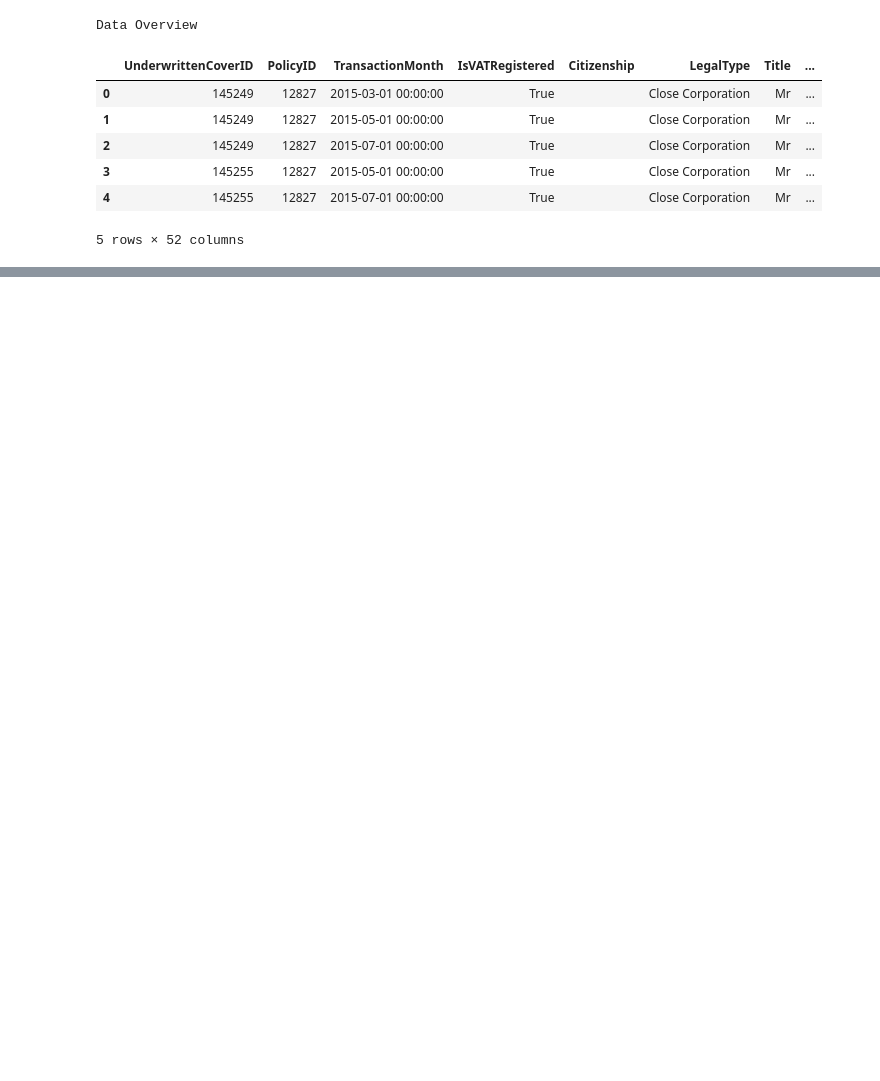
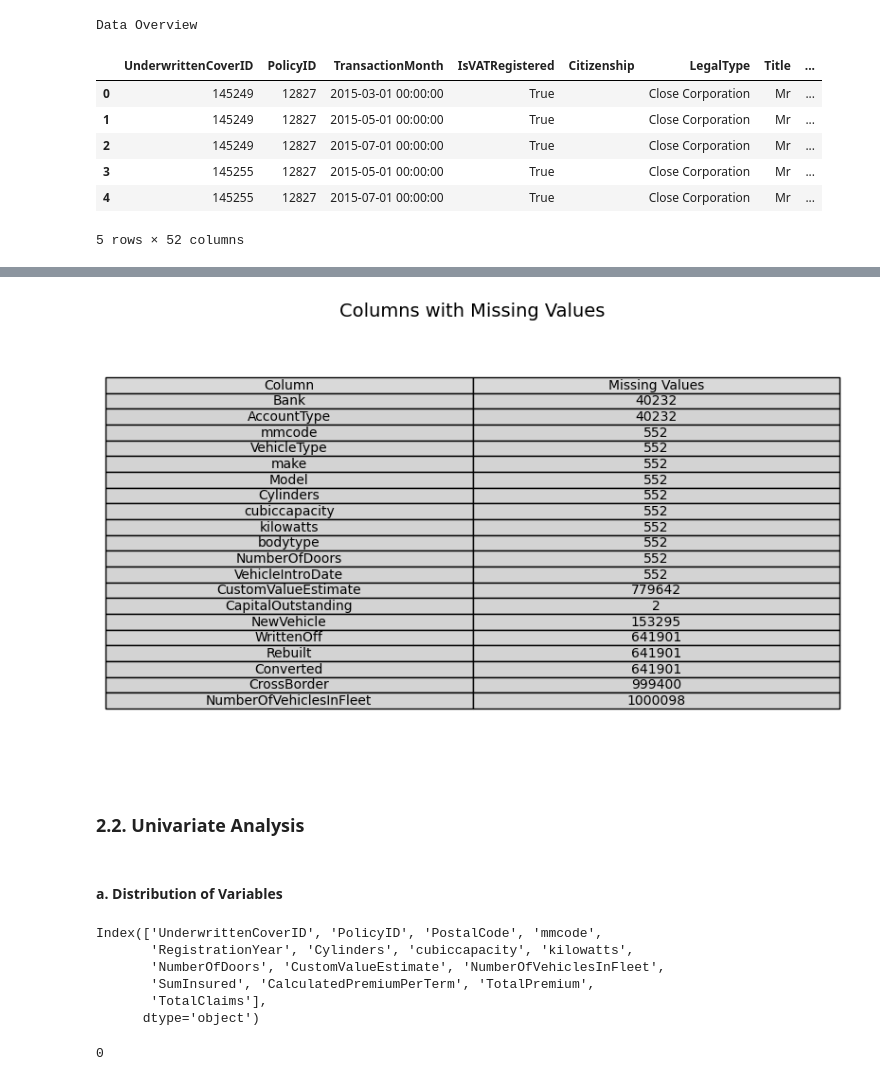
Before and after one commit to Getachew0557/KAIM2w3-AlphaCare-Insurance-Solutions, a Jupyter notebook: notebook/task1-model.ipynb, the cells around one changed output, grey strips where cells are left out. Drawn from its saved outputs; the diff is of its cells as text; code cells hidden in the pictures; blank space fills up the shorter version.

Commit message:
Explanatory Data Analysis

```diff
--- a/notebook/task1-model.ipynb
+++ b/notebook/task1-model.ipynb
@@ -22,0 +136,53 @@ Data Overview
+# %%
+# Calculate the sum of missing values for each column
+missing_counts = df.isnull().sum()
+
+# Filter to get only columns with missing values
+columns_with_missing = missing_counts[missing_counts > 0]
+
+# Create a DataFrame for plotting
+missing_values_df = pd.DataFrame({
+    'Column': columns_with_missing.index,
+    'Missing Values': columns_with_missing.values
+})
+
+# Plot the table
+fig, ax = plt.subplots(figsize=(10, 6))  # Set the size of the plot
+ax.axis('off')  # Hide the axes
+
+# Create the table
+table = ax.table(
+    cellText=missing_values_df.values,
+    colLabels=['Column', 'Missing Values'],
+    cellLoc='center',
+    loc='center',
+    cellColours=[['lightgrey'] * 2] * len(missing_values_df),
+    colColours=['#d9d9d9'] * 2
+)
+
+# Add a title
+plt.title('Columns with Missing Values', fontsize=14)
+
+# Display the table
+plt.show()
+# %% [output]
+[figure, added]
+# %% [markdown]
+### 2.2. Univariate Analysis
+# %% [markdown]
+#### a. Distribution of Variables
+# %%
+# Histograms for numerical columns
+numerical_cols = df.select_dtypes(include=['float64', 'int64']).columns
+numerical_cols
+# %% [output]
+Index(['UnderwrittenCoverID', 'PolicyID', 'PostalCode', 'mmcode',
+       'RegistrationYear', 'Cylinders', 'cubiccapacity', 'kilowatts',
+       'NumberOfDoors', 'CustomValueEstimate', 'NumberOfVehiclesInFleet',
+       'SumInsured', 'CalculatedPremiumPerTerm', 'TotalPremium',
+       'TotalClaims'],
+      dtype='object')
+# %%
+numerical_cols.isnull().sum()
+# %% [output]
+0
```
Also changed, not shown: parts of 20 cells of this notebook.
